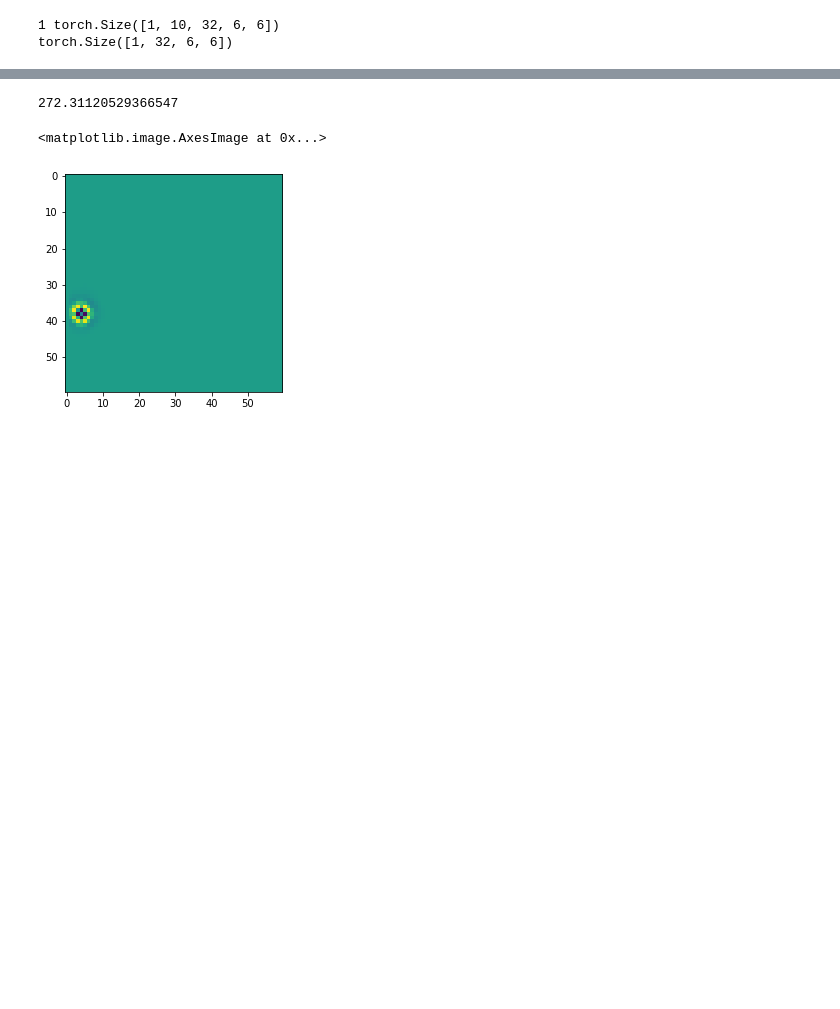
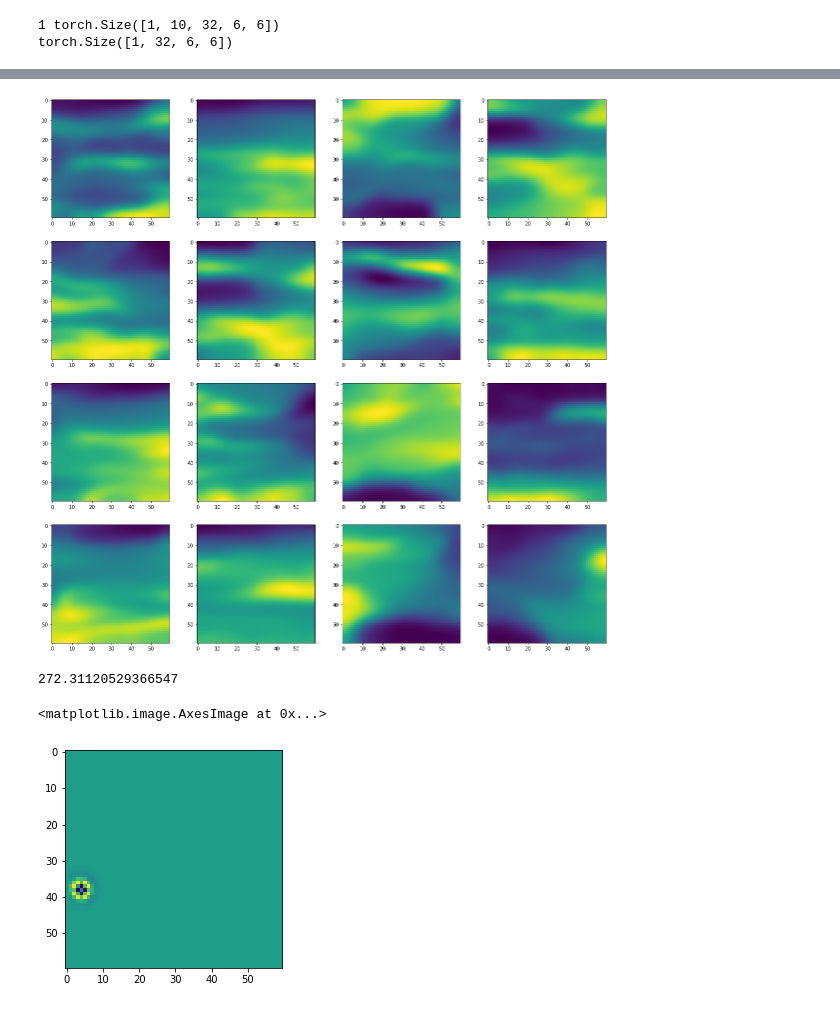
Before and after one commit to GerasimovIV/wave-propagation, a Jupyter notebook: Data.ipynb, the cells around one changed output, grey strips where cells are left out. Drawn from its saved outputs; the diff is of its cells as text; code cells hidden in the pictures; blank space fills up the shorter version.

```diff
--- a/Data.ipynb
+++ b/Data.ipynb
@@ -354,3 +385,7 @@ for i in range(100):
+# %%
+show_grig(batch[1][:, 0, :, :], n_rows)
+# %% [output]
+[figure, added]
 # %%
 bat[0][0].max()
 # %% [output]
```
Also changed, not shown: parts of 9 cells of this notebook, 4 other files.
